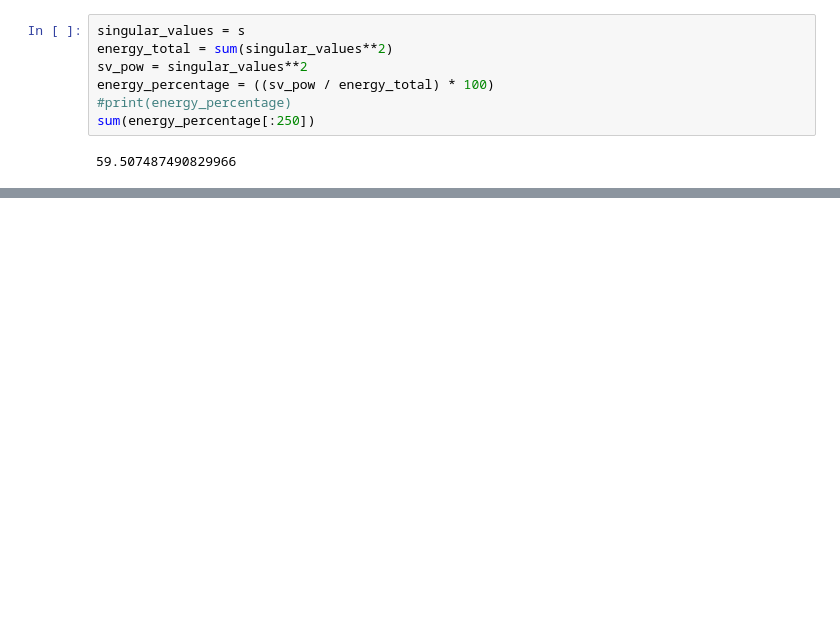
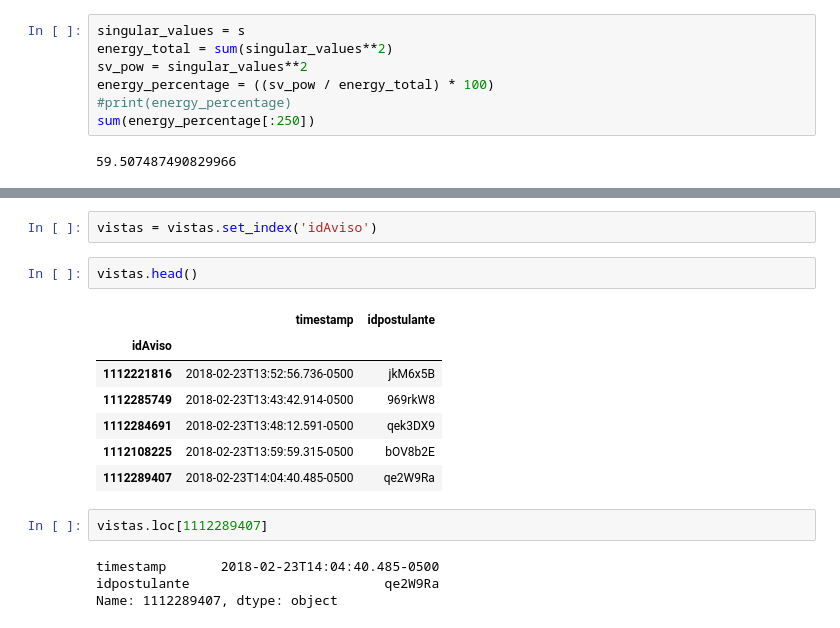
Before and after one commit to FrancoLiberali/tp2-orga-datos-1c2018, a Jupyter notebook: avisos.ipynb, the cells around one changed output, grey strips where cells are left out. Cells and saved outputs as stored; diff of their text form; blank space fills up the shorter version.

```diff
--- a/avisos.ipynb
+++ b/avisos.ipynb
@@ -199,0 +262,18 @@ sum(energy_percentage[:250])
+# %%
+vistas = vistas.set_index('idAviso')
+# %%
+vistas.head()
+# %% [output]
+|  | timestamp | idpostulante |
+| idAviso |  |  |
+| 1112221816 | 2018-02-23T13:52:56.736-0500 | jkM6x5B |
+| 1112285749 | 2018-02-23T13:43:42.914-0500 | 969rkW8 |
+| 1112284691 | 2018-02-23T13:48:12.591-0500 | qek3DX9 |
+| 1112108225 | 2018-02-23T13:59:59.315-0500 | bOV8b2E |
+| 1112289407 | 2018-02-23T14:04:40.485-0500 | qe2W9Ra |
+# %%
+vistas.loc[1112289407]
+# %% [output]
+timestamp       2018-02-23T14:04:40.485-0500
+idpostulante                         qe2W9Ra
+Name: 1112289407, dtype: object
```
Also changed, not shown: parts of 34 cells of this notebook, 3 other files.
